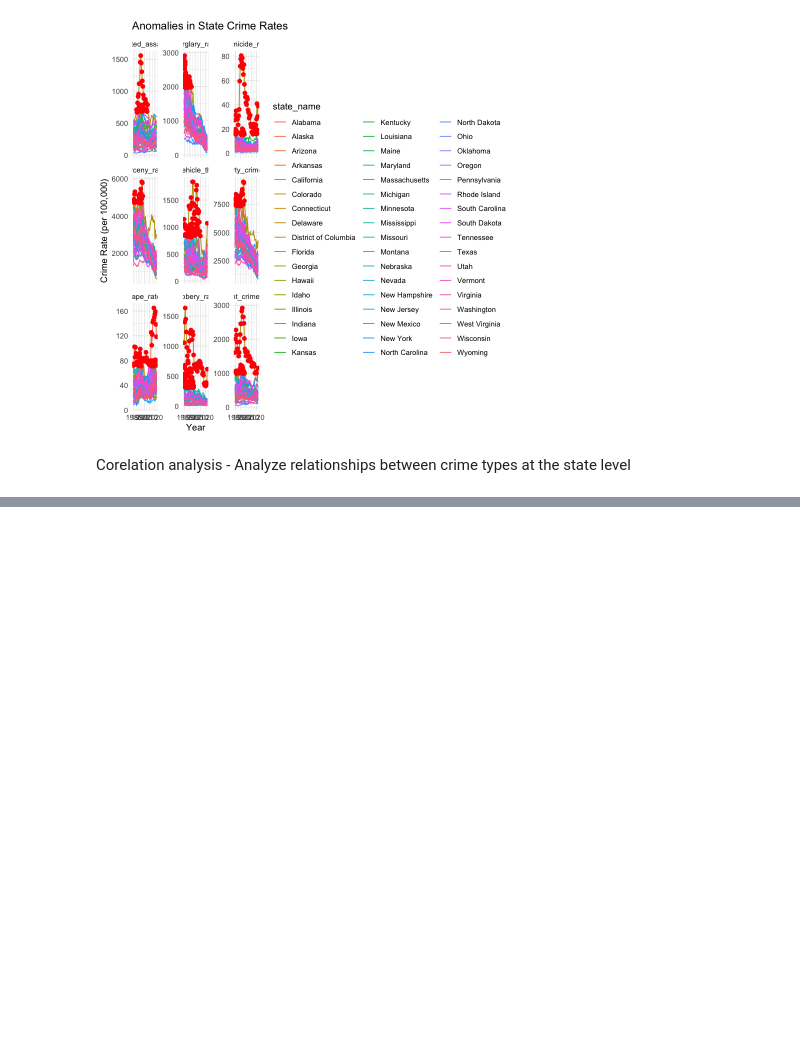
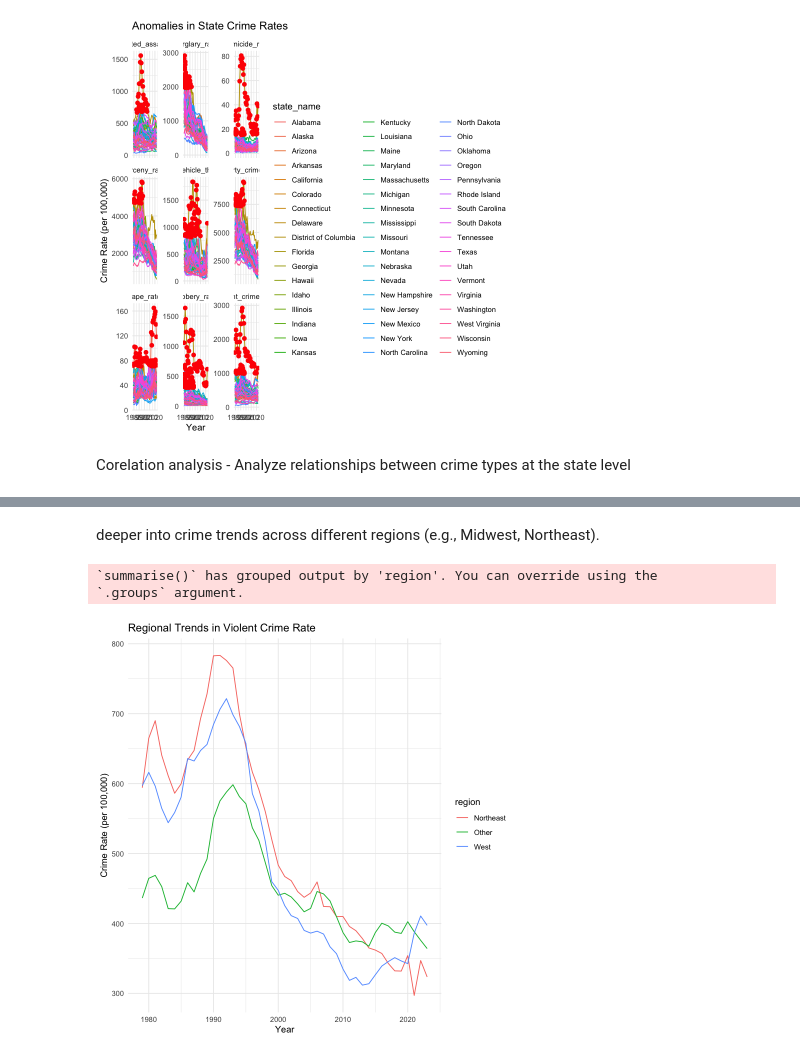
Before and after one commit to AkhilaAnnireddy/Crime-Data-Analysis, a Jupyter notebook: crime-data-analysis.ipynb, the cells around one changed output, grey strips where cells are left out. Drawn from its saved outputs; the diff is of its cells as text; code cells hidden in the pictures; blank space fills up the shorter version.

```diff
--- a/crime-data-analysis.ipynb
+++ b/crime-data-analysis.ipynb
@@ -962,0 +955,27 @@ ggplot(cor_long, aes(x = Var1, y = Var2, fill = value)) +
+# %% [markdown]
+ deeper into crime trends across different regions (e.g., Midwest, Northeast).
+# %%
+# Example region assignment (update with actual regions)
+state_data <- state_data %>%
+  mutate(region = case_when(
+    state_name %in% c("California", "Oregon", "Washington") ~ "West",
+    state_name %in% c("New York", "Pennsylvania", "Massachusetts") ~ "Northeast",
+    TRUE ~ "Other"
+  ))
+
+# Aggregate data by region and year
+regional_trends <- state_data %>%
+  group_by(region, year) %>%
+  summarize(across(ends_with("_rate"), mean, na.rm = TRUE))
+
+# Visualize regional trends for violent crime rate
+ggplot(regional_trends, aes(x = year, y = violent_crime_rate, color = region)) +
+  geom_line() +
+  ggtitle("Regional Trends in Violent Crime Rate") +
+  xlab("Year") +
+  ylab("Crime Rate (per 100,000)") +
+  theme_minimal()
+# %% [output]
+`summarise()` has grouped output by 'region'. You can override using the
+`.groups` argument.
+[figure, added]
```
Also changed, not shown: parts of 13 cells of this notebook.
